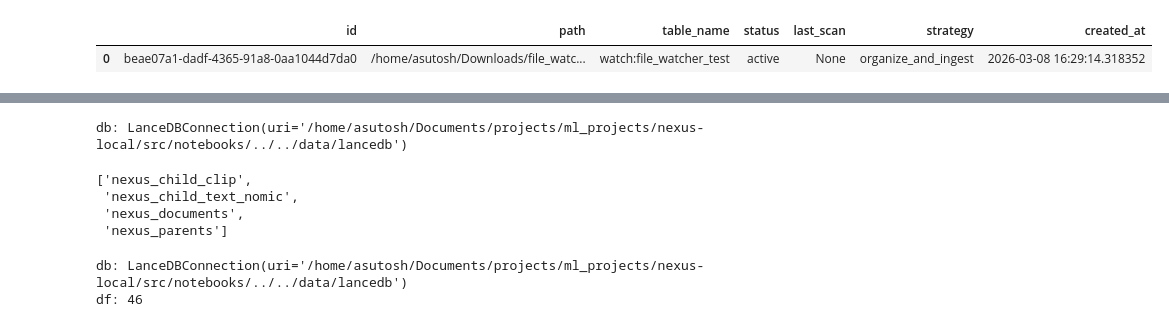
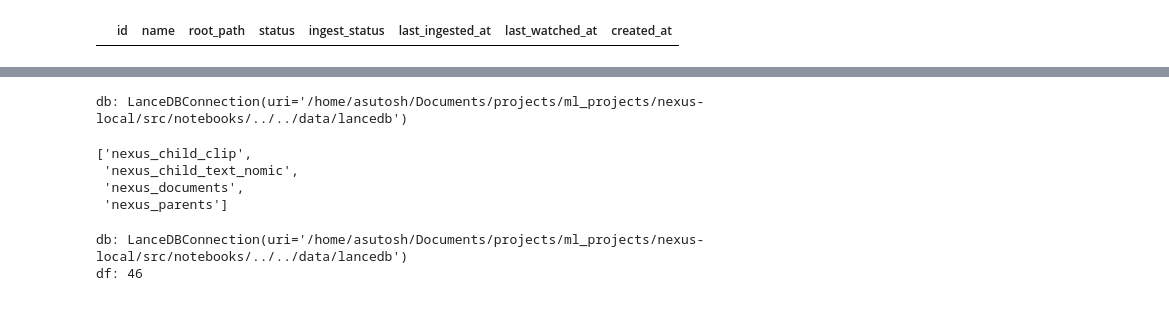
Before and after one commit to nayash/nexus-local, a Jupyter notebook: src/notebooks/exploratory.ipynb, the cells around one changed output, grey strips where cells are left out. Cells and saved outputs as stored; diff of their text form; code cells hidden in the pictures.

Commit message:
workspace focus feature

```diff
--- a/src/notebooks/exploratory.ipynb
+++ b/src/notebooks/exploratory.ipynb
@@ -24,8 +24,7 @@ get_all_tables()
 # %%
-get_table_data('watched_paths')
+get_table_data('workspaces')
 # %% [output]
-|  | id | path | table_name | status | last_scan | strategy | created_at |
-| 0 | beae07a1-dadf-4365-91a8-0aa1044d7da0 | /home/asutosh/Downloads/file_watc... | watch:file_watcher_test | active | None | organize_and_ingest | 2026-03-08 16:29:14.318352 |
+|  | id | name | root_path | status | ingest_status | last_ingested_at | last_watched_at | created_at |
 # %%
 get_table_data('messages')
 # %% [output]
```
Also changed, not shown: parts of 6 cells of this notebook, 24 other files.
